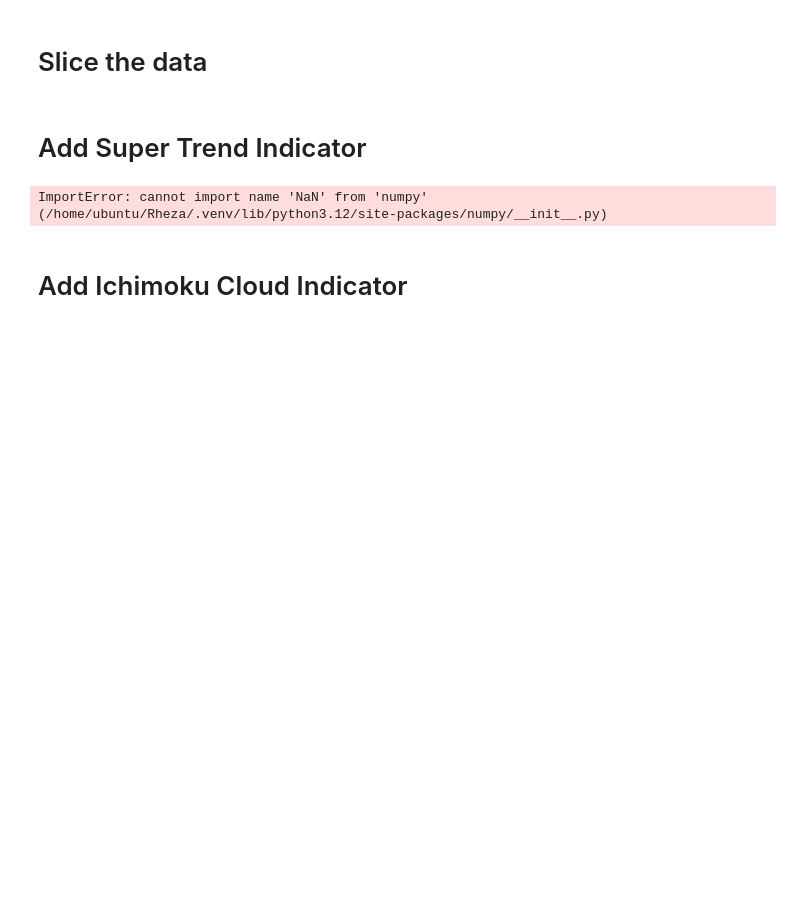
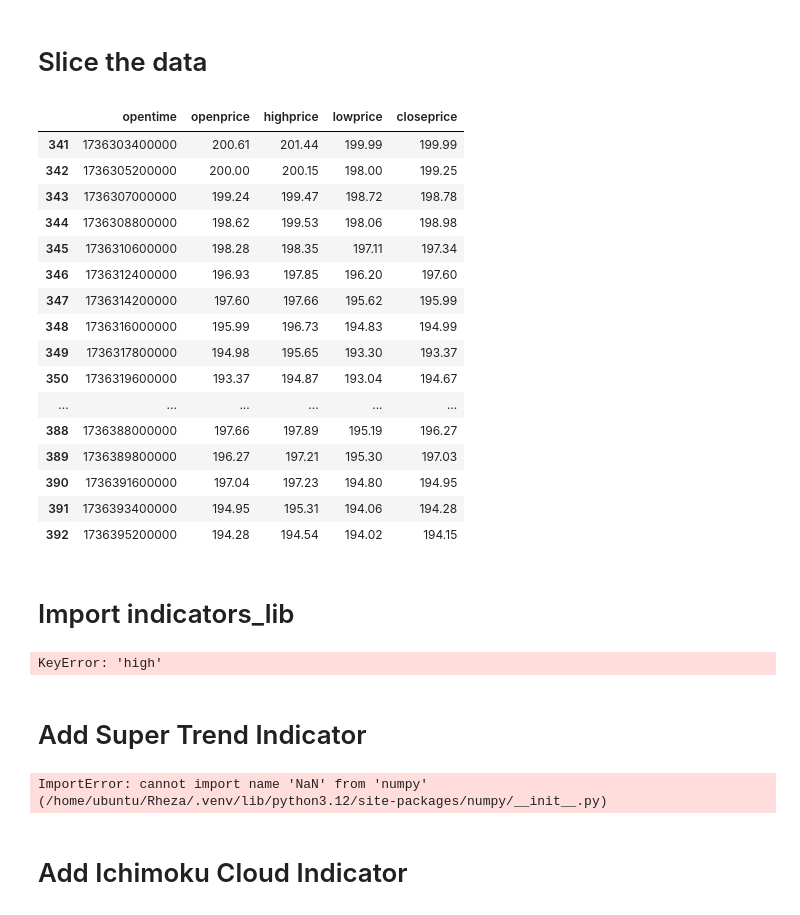
Before and after one commit to rheza-bitwyre/local-share-2, a Jupyter notebook: 03X_ST_IC/02_prod/live_test_binance.ipynb, the cells around one changed output. Drawn from its saved outputs; the diff is of its cells as text; code cells hidden in the pictures; blank space fills up the shorter version.

```diff
--- a/03X_ST_IC/02_prod/live_test_binance.ipynb
+++ b/03X_ST_IC/02_prod/live_test_binance.ipynb
@@ -165,4 +165,24 @@ New CSV length after appending: 385
 # %%
 # Get the latest 51 data as the Ichimoku Cloud need 50 data
 df_sliced = pd.read_csv('sol_usdt_data.csv').tail(52)
-# df_sliced
+df_sliced
+# %% [output]
+|  | opentime | openprice | highprice | lowprice | closeprice |
+| 341 | 1736303400000 | 200.61 | 201.44 | 199.99 | 199.99 |
+| 342 | 1736305200000 | 200.00 | 200.15 | 198.00 | 199.25 |
+| 343 | 1736307000000 | 199.24 | 199.47 | 198.72 | 198.78 |
+| 344 | 1736308800000 | 198.62 | 199.53 | 198.06 | 198.98 |
+| 345 | 1736310600000 | 198.28 | 198.35 | 197.11 | 197.34 |
+| 346 | 1736312400000 | 196.93 | 197.85 | 196.20 | 197.60 |
+| 347 | 1736314200000 | 197.60 | 197.66 | 195.62 | 195.99 |
+| 348 | 1736316000000 | 195.99 | 196.73 | 194.83 | 194.99 |
+| 349 | 1736317800000 | 194.98 | 195.65 | 193.30 | 193.37 |
+| 350 | 1736319600000 | 193.37 | 194.87 | 193.04 | 194.67 |
+| ... | ... | ... | ... | ... | ... |
+| 388 | 1736388000000 | 197.66 | 197.89 | 195.19 | 196.27 |
+| 389 | 1736389800000 | 196.27 | 197.21 | 195.30 | 197.03 |
+| 390 | 1736391600000 | 197.04 | 197.23 | 194.80 | 194.95 |
+| 391 | 1736393400000 | 194.95 | 195.31 | 194.06 | 194.28 |
+| 392 | 1736395200000 | 194.28 | 194.54 | 194.02 | 194.15 |
+# %% [markdown]
+# Import indicators_lib
@@ -169,3 +191,13 @@ df_sliced = pd.read_csv('sol_usdt_data.csv').tail(52)
+# %%
+# Apply Super Trend
+df_with_supertrend = Indicators.super_trend(df_sliced, period=10, multiplier=3)
+print("Super Trend:\n", df_with_supertrend)
+
+# Apply Ichimoku Cloud
+df_with_ichimoku = Indicators.ichimoku_cloud(df_with_supertrend)
+print("\nIchimoku Cloud:\n", df_with_ichimoku)
+# %% [output]
+KeyError: 'high'
 # %% [markdown]
 # Add Super Trend Indicator
 # %%
```
Also changed, not shown: parts of 2 cells of this notebook, 2 other files.
